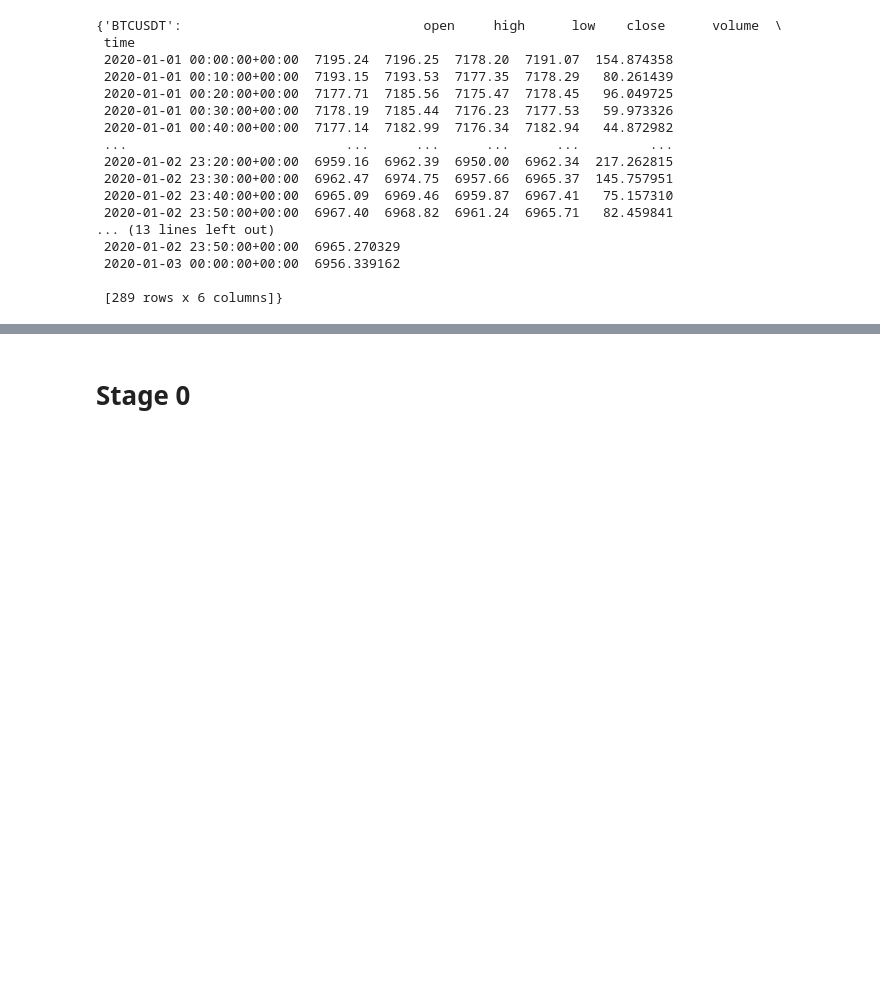
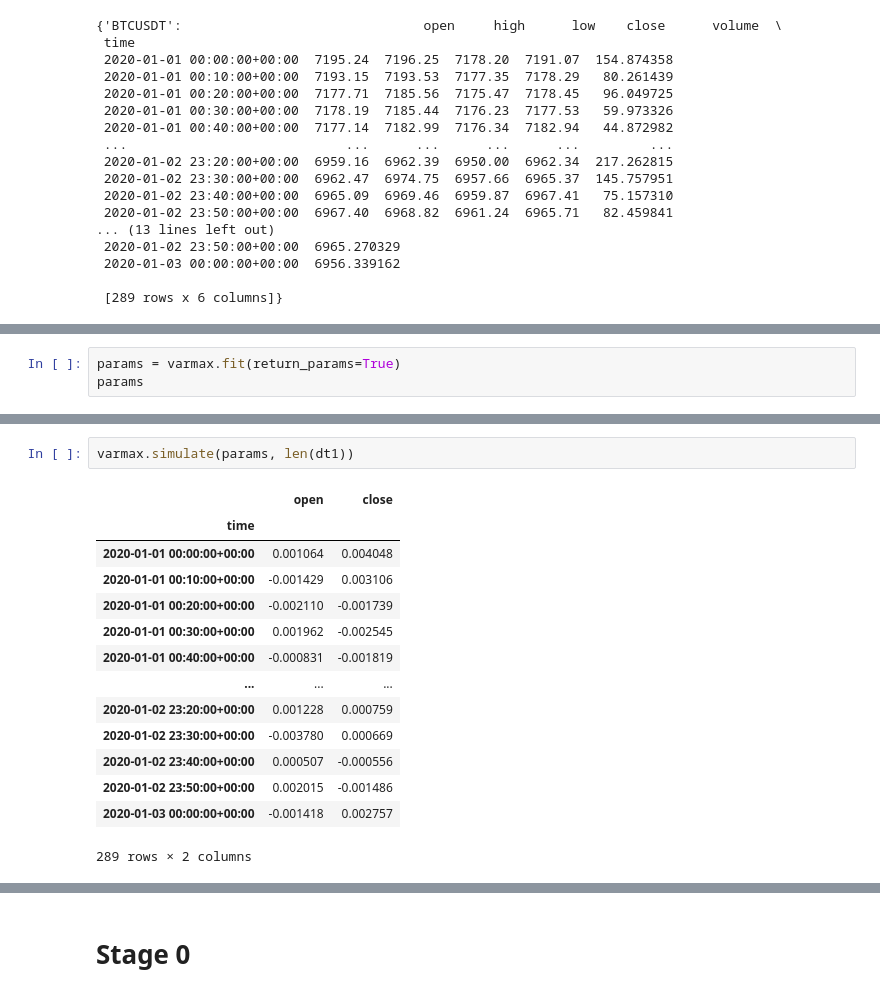
Before and after one commit to Bin1711/Binance, a Jupyter notebook: simulation_test.ipynb, the cells around one changed output, grey strips where cells are left out. Saved outputs shown, nothing was run; the diff lists cells and outputs as text; blank space fills up the shorter version.

```diff
--- a/simulation_test.ipynb
+++ b/simulation_test.ipynb
@@ -45,0 +66,3 @@ BTCUSDT_2020-01-02.json
+# %%
+params = varmax.fit(return_params=True)
+params
@@ -45,0 +93,17 @@ BTCUSDT_2020-01-02.json
+# %%
+varmax.simulate(params, len(dt1))
+# %% [output]
+|  | open | close |
+| time |  |  |
+| 2020-01-01 00:00:00+00:00 | 0.001064 | 0.004048 |
+| 2020-01-01 00:10:00+00:00 | -0.001429 | 0.003106 |
+| 2020-01-01 00:20:00+00:00 | -0.002110 | -0.001739 |
+| 2020-01-01 00:30:00+00:00 | 0.001962 | -0.002545 |
+| 2020-01-01 00:40:00+00:00 | -0.000831 | -0.001819 |
+| ... | ... | ... |
+| 2020-01-02 23:20:00+00:00 | 0.001228 | 0.000759 |
+| 2020-01-02 23:30:00+00:00 | -0.003780 | 0.000669 |
+| 2020-01-02 23:40:00+00:00 | 0.000507 | -0.000556 |
+| 2020-01-02 23:50:00+00:00 | 0.002015 | -0.001486 |
+| 2020-01-03 00:00:00+00:00 | -0.001418 | 0.002757 |
+289 rows × 2 columns
```
Also changed, not shown: parts of 10 cells of this notebook, 16 other files.
